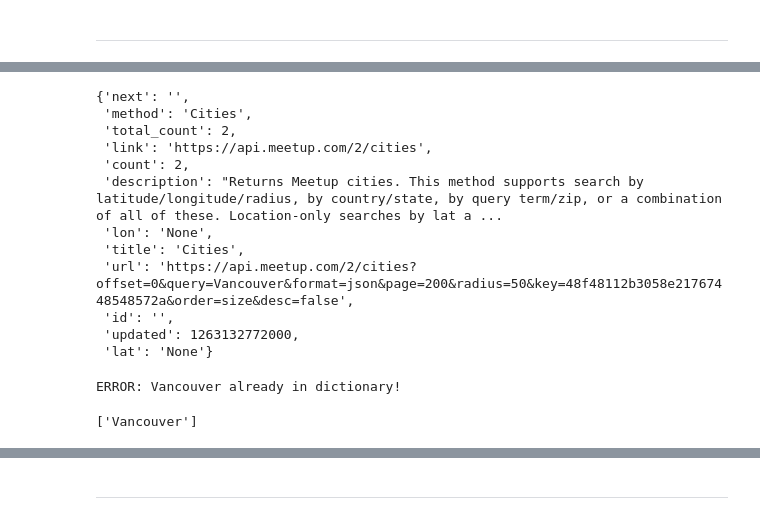
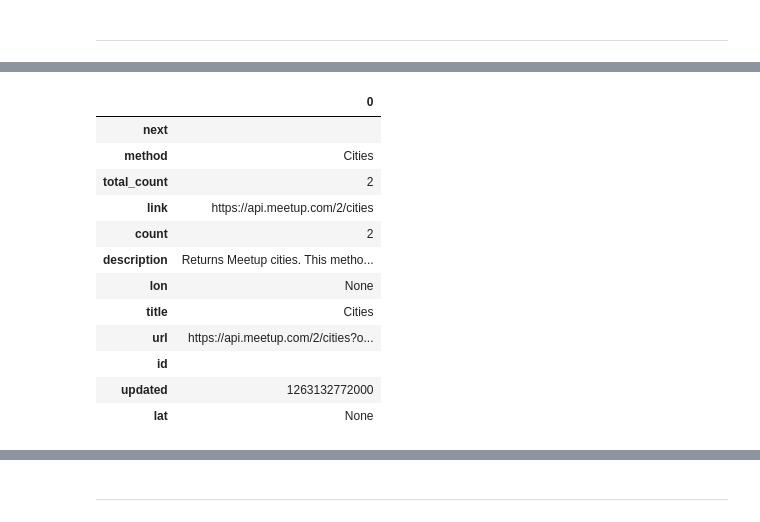
Before and after one commit to johannesgiorgis/ds_challenges, a Jupyter notebook: 01_explore_meetup_api/explore_vancouver_meetups.ipynb, the cells around one changed output, grey strips where cells are left out. Cells and saved outputs as stored; diff of their text form; code cells hidden in the pictures.

```diff
--- a/01_explore_meetup_api/explore_vancouver_meetups.ipynb
+++ b/01_explore_meetup_api/explore_vancouver_meetups.ipynb
@@ -141,33 +177,0 @@ cities_resp = client.GetCities(country='Canada', query='Vancouver')
-# %%
-cities_resp.meta
-# %% [output]
-{'next': '',
- 'method': 'Cities',
- 'total_count': 2,
- 'link': 'https://api.meetup.com/2/cities',
- 'count': 2,
- 'description': "Returns Meetup cities. This method supports search by latitude/longitude/radius, by country/state, by query term/zip, or a combination of all of these. Location-only searches by lat a ...
- 'lon': 'None',
- 'title': 'Cities',
- 'url': 'https://api.meetup.com/2/cities?offset=0&query=Vancouver&format=json&page=200&radius=50&key=48f48112b3058e21767448548572a&order=size&desc=false',
- 'id': '',
- 'updated': 1263132772000,
- 'lat': 'None'}
-# %%
-cities = {}
-
-cities_result = cities_resp.results
-
-for result in cities_result:
-    city = result['city']
-    if city in cities:
-        print(f"ERROR: {city} already in dictionary!")
-    else:
-        cities[result['city']] = result
-# %% [output]
-ERROR: Vancouver already in dictionary!
-# %%
-city_names = list(cities.keys())
-sorted(city_names)
-# %% [output]
-['Vancouver']
@@ -173,0 +180,16 @@ sorted(city_names)
+# %%
+cities_meta_df
+# %% [output]
+|  | 0 |
+| next |  |
+| method | Cities |
+| total_count | 2 |
+| link | https://api.meetup.com/2/cities |
+| count | 2 |
+| description | Returns Meetup cities. This metho... |
+| lon | None |
+| title | Cities |
+| url | https://api.meetup.com/2/cities?o... |
+| id |  |
+| updated | 1263132772000 |
+| lat | None |
```
Also changed, not shown: parts of 46 cells of this notebook.
